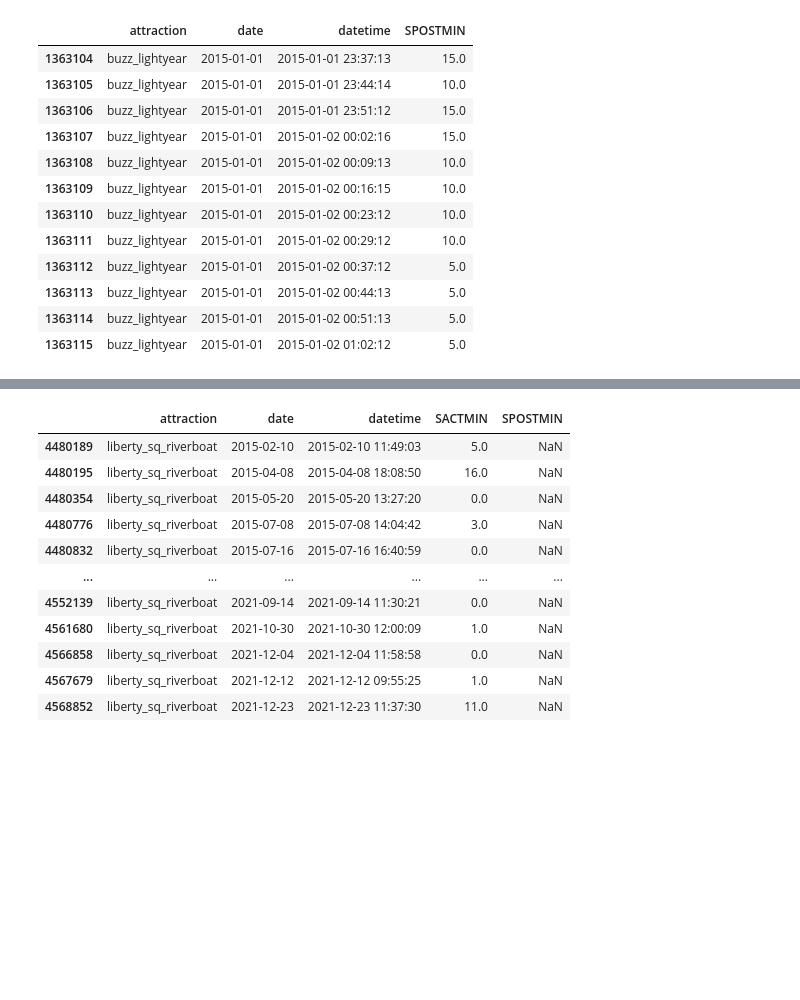
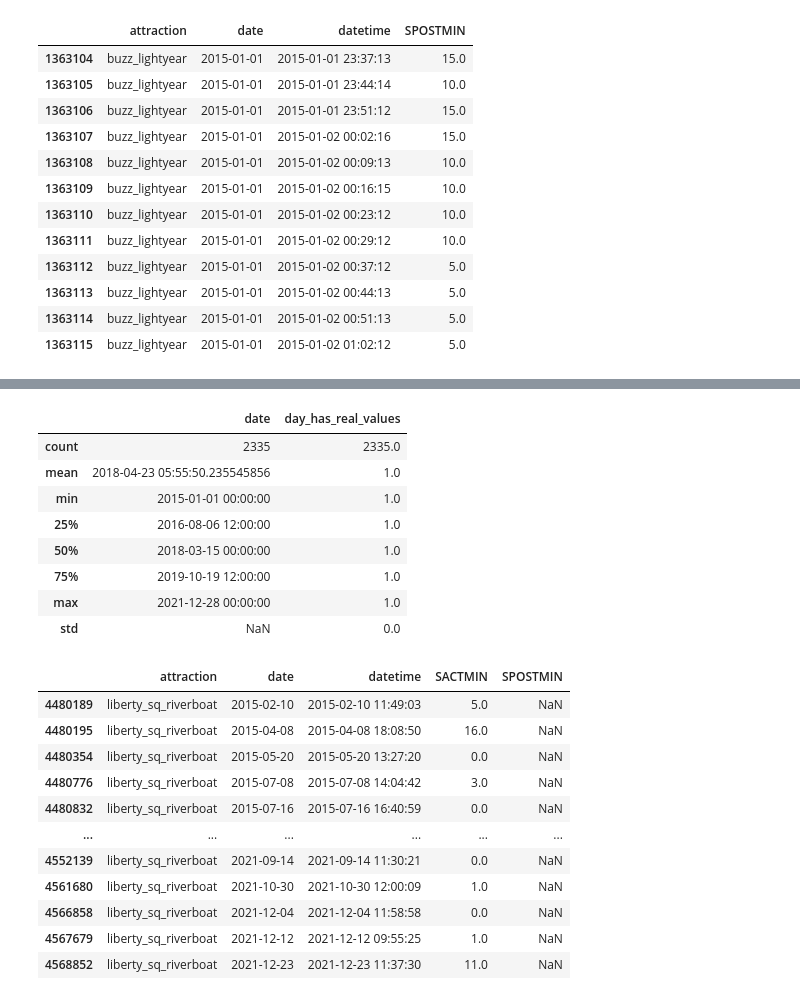
Before and after one commit to gulnisunay/disney-waiting-times, a Jupyter notebook: Peter_exploring_just_for_fun.ipynb, the cells around one changed output, grey strips where cells are left out. Cells and saved outputs as stored; diff of their text form; code cells hidden in the pictures; blank space fills up the shorter version.

```diff
--- a/Peter_exploring_just_for_fun.ipynb
+++ b/Peter_exploring_just_for_fun.ipynb
@@ -238,3 +258,16 @@ plt.show()
+# %%
+# days_with_real_values[days_with_real_values["day_has_real_values"] == 1]
+days_with_real_values.describe()
+# %% [output]
+|  | date | day_has_real_values |
+| count | 2335 | 2335.0 |
+| mean | 2018-04-23 05:55:50.235545856 | 1.0 |
+| min | 2015-01-01 00:00:00 | 1.0 |
+| 25% | 2016-08-06 12:00:00 | 1.0 |
+| 50% | 2018-03-15 00:00:00 | 1.0 |
+| 75% | 2019-10-19 12:00:00 | 1.0 |
+| max | 2021-12-28 00:00:00 | 1.0 |
+| std | NaN | 0.0 |
 # %%
 
 df_wait.query("attraction == 'liberty_sq_riverboat'")
```
Also changed, not shown: parts of 4 cells of this notebook.
